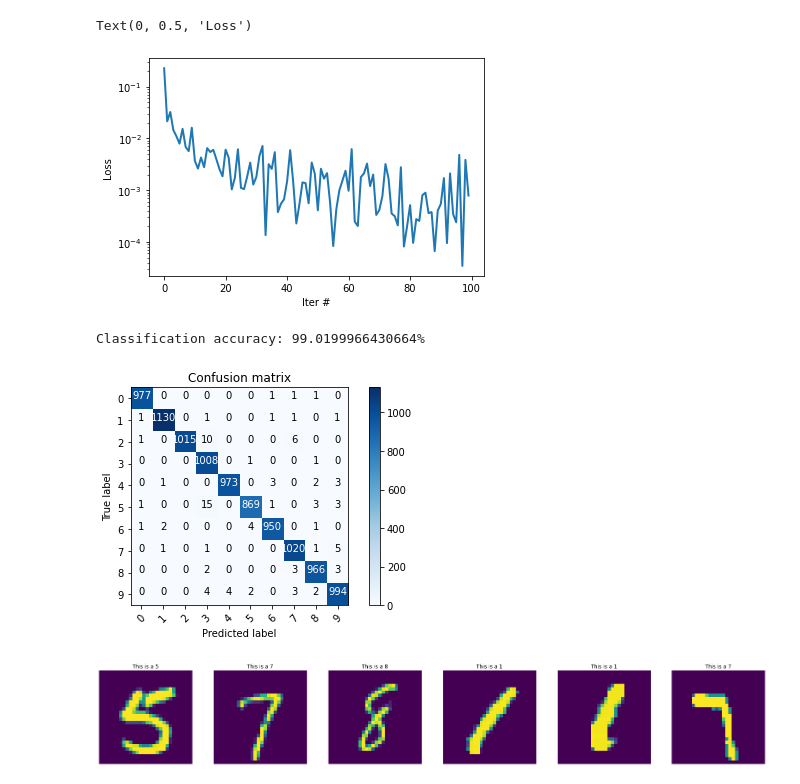
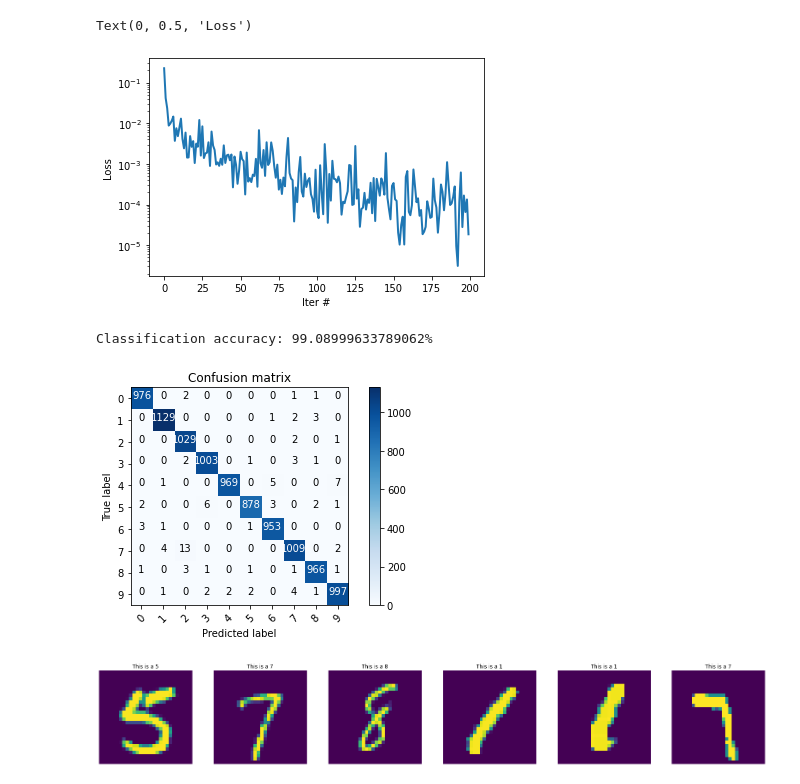
Before and after one commit to notrichardren/ENM5310, a Jupyter notebook: Notebooks/CNN_intro.ipynb, the cells around one changed output. Cells and saved outputs as stored; diff of their text form; code cells hidden in the pictures.

```diff
--- a/Notebooks/CNN_intro.ipynb
+++ b/Notebooks/CNN_intro.ipynb
@@ -65,19 +63,23 @@ def CNN():
                               Relu, MaxPool((2, 2), (2, 2)),
                               Conv(24, (5, 5), (1, 1), padding="SAME"),
                               Relu, Flatten,
-                              Fourier,
                               Dense(256), Relu,
                               Dense(128), Relu,
                               Dense(64), Relu,
                               Dense(10), Softmax)
     return init, apply
+# %%
+# Defining the keys for the model and the data loader:
+# Doing this before due to some strange bug on JAX (REF:https://github.com/google/jax/issues/15084)
+rng_model = random.PRNGKey(0)
+rng_dataloader = random.PRNGKey(42)
 # %%
 class CNNclassifier:
     # Initialize the class
-    def __init__(self, rng_key=random.PRNGKey(0)):
+    def __init__(self):
         # MLP init and apply functions
         self.net_init, self.net_apply = CNN()
-        _, params = self.net_init(rng_key, (-1, 28, 28, 1))
+        _, params = self.net_init(rng_model, (-1, 28, 28, 1))
 
         # Optimizer initialization and update functions
         lr = optimizers.exponential_decay(1e-3, decay_steps=1000, decay_rate=0.999)
@@ -159,23 +163,23 @@ num_classes = train_labels.max()+1
 train_labels = one_hot(train_labels, num_classes)
 
 # Create data iteraror
-train_dataset = DataGenerator(train_images, train_labels, batch_size=128)
+train_dataset = DataGenerator(train_images, train_labels, batch_size=128, rng_key = rng_dataloader)
 # %%
 # Initialize model
 model = CNNclassifier()
 # %%
 # Train model
-model.train(train_dataset, nIter=5000)
+model.train(train_dataset, nIter=10000)
 opt_params = model.get_params(model.opt_state)
 # Plot loss
 plt.figure()
 plt.plot(model.loss_log, lw=2)
 plt.yscale('log')
 plt.xlabel('Iter #')
 plt.ylabel('Loss')
 # %% [output]
 Text(0, 0.5, 'Loss')
-[figure, old version]
+[figure, new version]
 # %%
 # Test data
 test = tv.datasets.MNIST('./', download=True, train=False)
@@ -202,7 +206,7 @@ def accuracy(params, batch):
 acc = accuracy(opt_params, (test_images, test_labels))
 print('Classification accuracy: {}%'.format(100*acc))
 # %% [output]
-Classification accuracy: 99.0199966430664%
+Classification accuracy: 99.08999633789062%
 # %%
 # Plot the confusion matrix
 outputs = model.predict(opt_params, test_images)
@@ -212,7 +216,7 @@ M = confusion_matrix(true_class, pred_class)
 plt.figure()
 plot_confusion_matrix(M, classes=np.arange(num_classes), normalize=False)
 # %% [output]
-[figure, old version]
+[figure, new version]
 # %%
 # Visualize some predictions
 batch = next(test_data)
```
Also changed, not shown: parts of 3 cells of this notebook.
